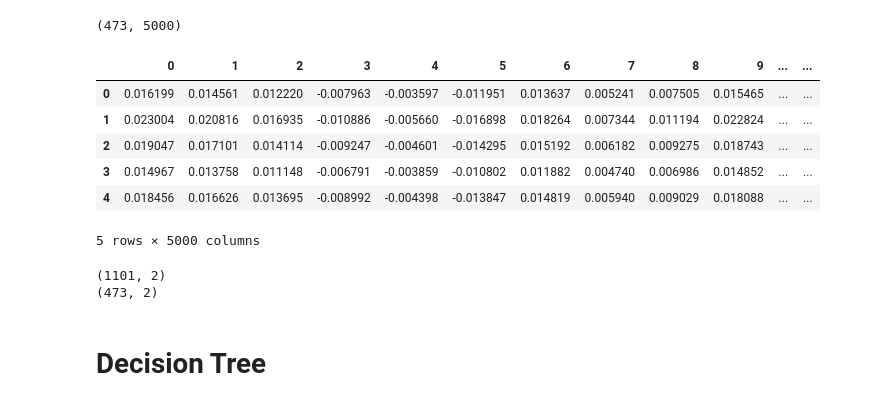
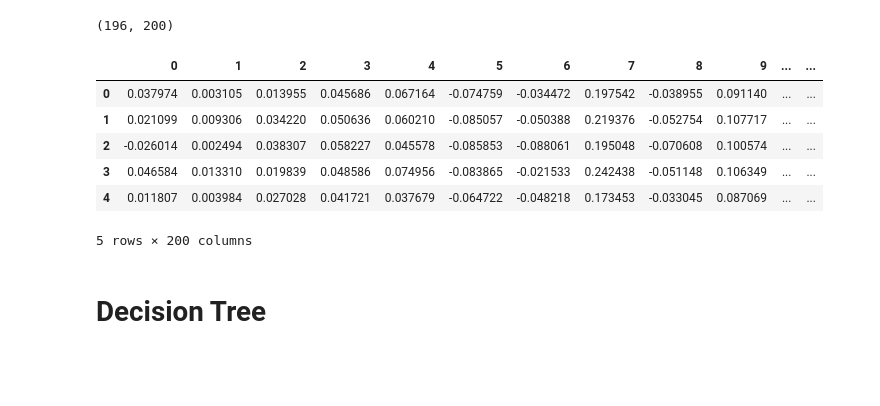
Before and after one commit to nitanshjain/twitter_data_analysis, a Jupyter notebook: word_embeddings.ipynb, the cells around one changed output. Saved outputs shown, nothing was run; the diff lists cells and outputs as text; code cells hidden in the pictures; blank space fills up the shorter version.

```diff
--- a/word_embeddings.ipynb
+++ b/word_embeddings.ipynb
@@ -142,9 +159,10 @@ OUTPUT_FOLDER = '/Users/nitanshjain/Documents/Thapar 4th Sem/Machine Learing/Mac
 start_time = time.time()
 tokens = pd.Series(tweets_df['stemmed_tokens']).values
 # print(tokens)
-word2vec_model_file = OUTPUT_FOLDER + 'word2vec_' + str(5000) + '.model'
+word2vec_model_file = OUTPUT_FOLDER + 'word2vec_' + str(200) + '.model'
 
-w2v_model = Word2Vec(tokens, min_count=1, vector_size=5000, window=5, workers=4, sg=2)
+w2v_model = Word2Vec(tokens, min_count=1, vector_size=200, window=5, workers=4, sg=2)
+w2v_model.train(tokens, epochs=10, total_examples=len(tokens))
 print("Time taken to train word2vec model: " + str(time.time() - start_time))
 w2v_model.save(word2vec_model_file)
 # %% [output]
@@ -157,14 +175,14 @@ def create_file(create_file, model_file, x):
         for index, row in x.iterrows():
             model_vector = (np.mean([sg_w2v_model.wv[token] for token in row['stemmed_tokens']], axis=0)).tolist()
             if index == 0:
-                header = ",".join(str(ele) for ele in range(5000))
+                header = ",".join(str(ele) for ele in range(200))
                 word2vec_file.write(header)
                 word2vec_file.write("\n")
 
             if type(model_vector) is list:
                 line1 = ",".join( [str(vector_element) for vector_element in model_vector] )
             else:
-                line1 = ",".join([str(0) for i in range(5000)])
+                line1 = ",".join([str(0) for i in range(200)])
             word2vec_file.write(line1)
             word2vec_file.write('\n')
 
@@ -187,23 +205,17 @@ word2vec_train_df.head()
 # %%
-word2vec_test_filename = OUTPUT_FOLDER + 'word2vec_test_' + str(5000) + '.csv'
+word2vec_test_filename = OUTPUT_FOLDER + 'word2vec_test_' + str(200) + '.csv'
 word2vec_test_df = create_file(word2vec_test_filename, word2vec_model_file, x_test)
 print(word2vec_test_df.shape)
 word2vec_test_df.head()
 # %% [output]
-(473, 5000)
+(196, 200)
 |  | 0 | 1 | 2 | 3 | 4 | 5 | 6 | 7 | 8 | 9 | ... | ... |
-| 0 | 0.016199 | 0.014561 | 0.012220 | -0.007963 | -0.003597 | -0.011951 | 0.013637 | 0.005241 | 0.007505 | 0.015465 | ... | ... |
-| 1 | 0.023004 | 0.020816 | 0.016935 | -0.010886 | -0.005660 | -0.016898 | 0.018264 | 0.007344 | 0.011194 | 0.022824 | ... | ... |
-| 2 | 0.019047 | 0.017101 | 0.014114 | -0.009247 | -0.004601 | -0.014295 | 0.015192 | 0.006182 | 0.009275 | 0.018743 | ... | ... |
-| 3 | 0.014967 | 0.013758 | 0.011148 | -0.006791 | -0.003859 | -0.010802 | 0.011882 | 0.004740 | 0.006986 | 0.014852 | ... | ... |
-| 4 | 0.018456 | 0.016626 | 0.013695 | -0.008992 | -0.004398 | -0.013847 | 0.014819 | 0.005940 | 0.009029 | 0.018088 | ... | ... |
+| 0 | 0.037974 | 0.003105 | 0.013955 | 0.045686 | 0.067164 | -0.074759 | -0.034472 | 0.197542 | -0.038955 | 0.091140 | ... | ... |
+| 1 | 0.021099 | 0.009306 | 0.034220 | 0.050636 | 0.060210 | -0.085057 | -0.050388 | 0.219376 | -0.052754 | 0.107717 | ... | ... |
+| 2 | -0.026014 | 0.002494 | 0.038307 | 0.058227 | 0.045578 | -0.085853 | -0.088061 | 0.195048 | -0.070608 | 0.100574 | ... | ... |
+| 3 | 0.046584 | 0.013310 | 0.019839 | 0.048586 | 0.074956 | -0.083865 | -0.021533 | 0.242438 | -0.051148 | 0.106349 | ... | ... |
+| 4 | 0.011807 | 0.003984 | 0.027028 | 0.041721 | 0.037679 | -0.064722 | -0.048218 | 0.173453 | -0.033045 | 0.087069 | ... | ... |
-5 rows × 5000 columns
+5 rows × 200 columns
-# %%
-print(y_train.shape)
-print(y_test.shape)
-# %% [output]
-(1101, 2)
-(473, 2)
 # %% [markdown]
 # Decision Tree
 # %%
```
Also changed, not shown: parts of 16 cells of this notebook, 9 other files.
